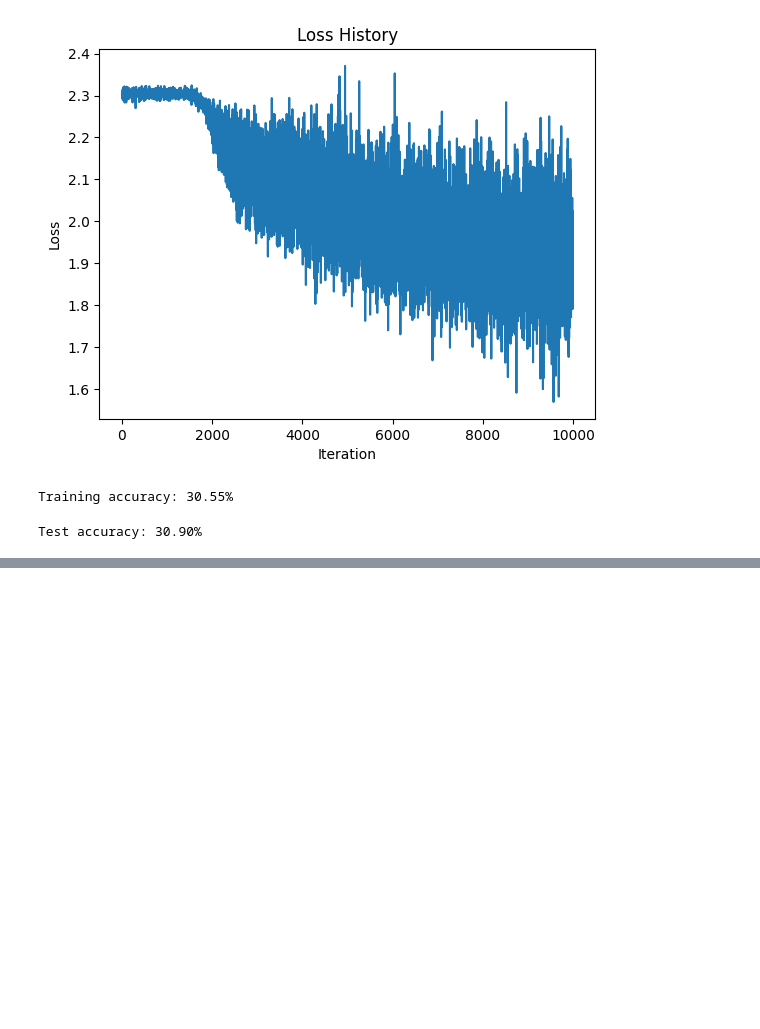
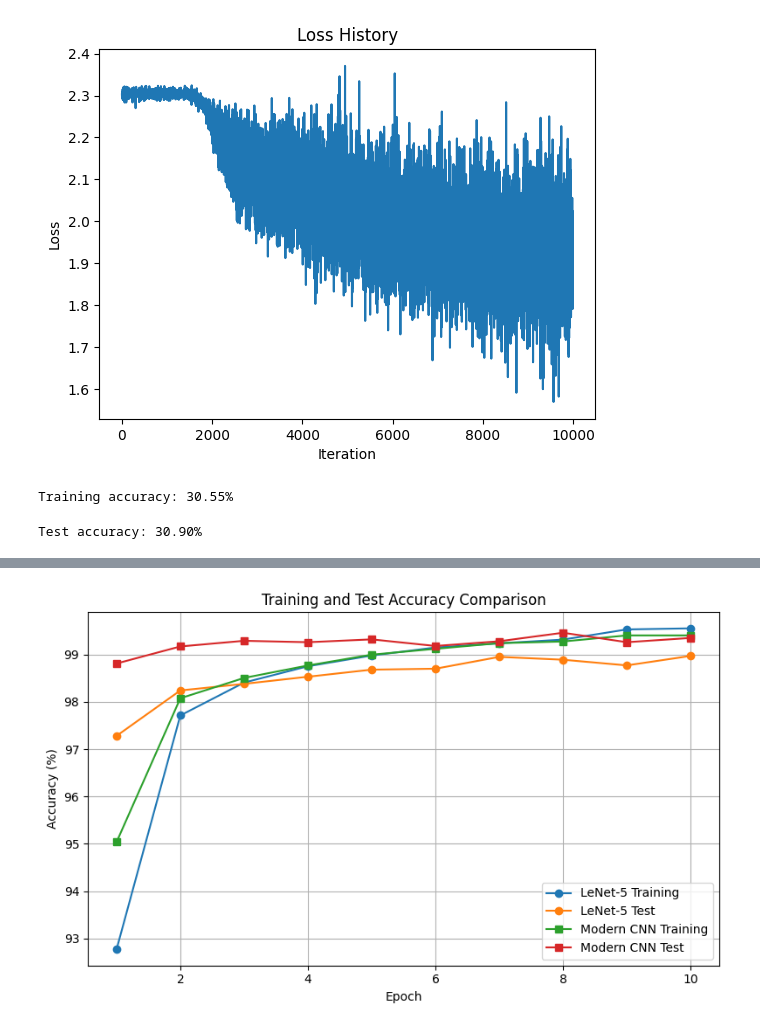
Before and after one commit to NethsanduKumarasinghe/EN3160_Assignment_03, a Jupyter notebook: EN3160_Assignment_03.ipynb, the cells around one changed output, grey strips where cells are left out. Cells and saved outputs as stored; diff of their text form; code cells hidden in the pictures; blank space fills up the shorter version.

```diff
--- a/EN3160_Assignment_03.ipynb
+++ b/EN3160_Assignment_03.ipynb
@@ -176,0 +425,7 @@ Test accuracy: 30.90%
+# %%
+model_cnn = ModernCNN().to(device)
+
+criterion_cnn = nn.CrossEntropyLoss()
+optimizer_cnn = optim.Adam(model_cnn.parameters(), lr=0.001)
+
+epochs = 10
@@ -176,0 +510,17 @@ Test accuracy: 30.90%
+# %%
+plt.figure(figsize=(8, 5))
+
+plt.plot(range(1, epochs + 1), train_accs_lenet, marker='o', label='LeNet-5 Training')
+plt.plot(range(1, epochs + 1), test_accs_lenet, marker='o', label='LeNet-5 Test')
+plt.plot(range(1, epochs + 1), train_accs_cnn, marker='s', label='Modern CNN Training')
+plt.plot(range(1, epochs + 1), test_accs_cnn, marker='s', label='Modern CNN Test')
+
+plt.xlabel('Epoch')
+plt.ylabel('Accuracy (%)')
+plt.title('Training and Test Accuracy Comparison')
+plt.legend()
+plt.grid(True)
+plt.tight_layout()
+plt.show()
+# %% [output]
+[figure, added]
```
Also changed, not shown: parts of 18 cells of this notebook.
